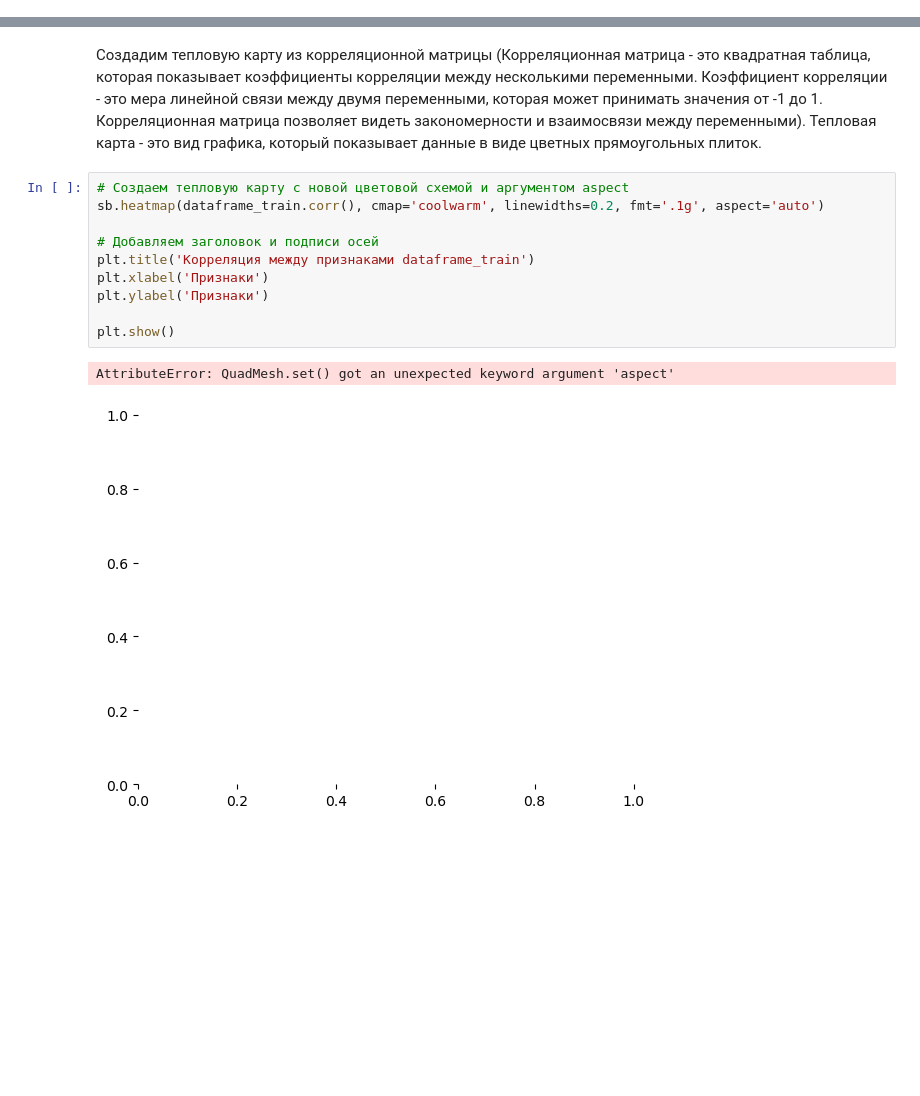
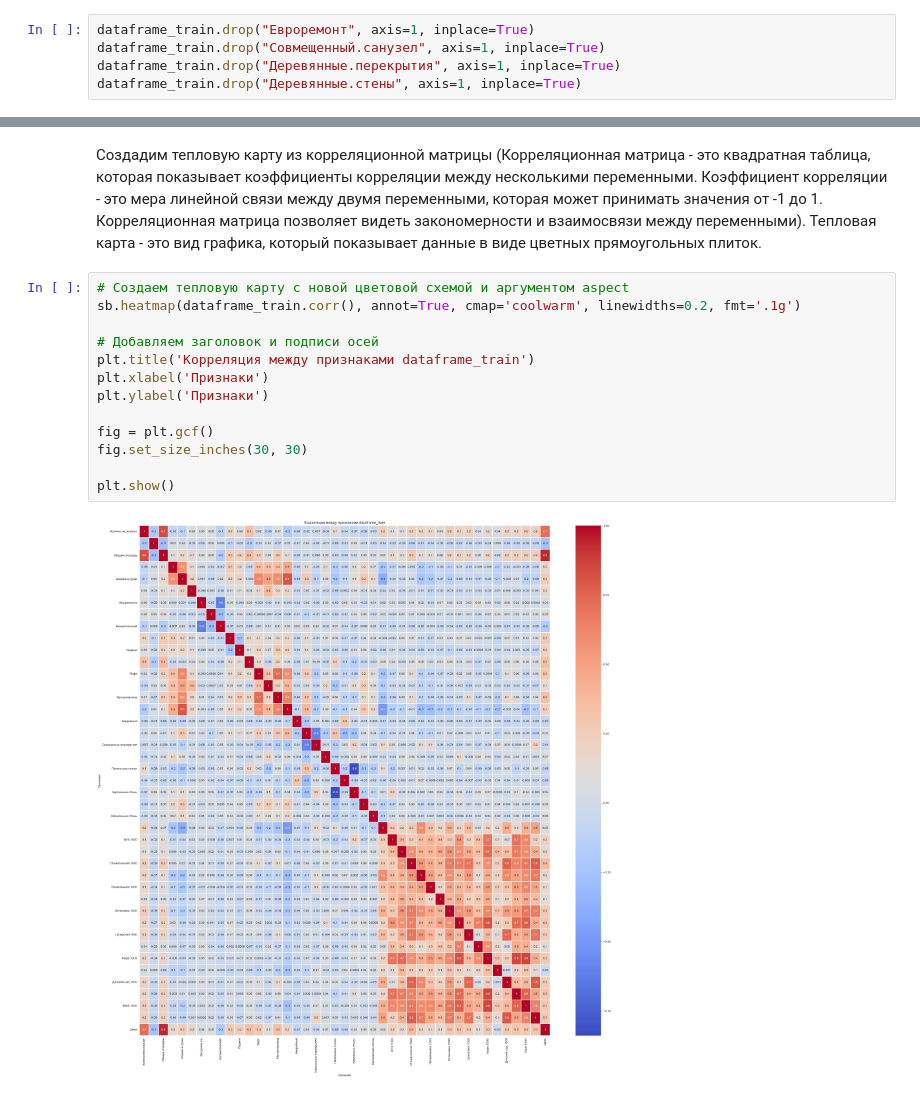
Before and after one commit to Nitrolacs/data_analysis_3_lab, a Jupyter notebook: notebooks/lab_3.ipynb, the cells around one changed output, grey strips where cells are left out. Drawn from its saved outputs; the diff is of its cells as text; blank space fills up the shorter version.

```diff
--- a/notebooks/lab_3.ipynb
+++ b/notebooks/lab_3.ipynb
@@ -101,3 +98,8 @@ dtype: int64
+# %%
+dataframe_train.drop("Евроремонт", axis=1, inplace=True)
+dataframe_train.drop("Совмещенный.санузел", axis=1, inplace=True)
+dataframe_train.drop("Деревянные.перекрытия", axis=1, inplace=True)
+dataframe_train.drop("Деревянные.стены", axis=1, inplace=True)
 # %% [markdown]
 Так как признак id не играет важной роли в предсказании, то можем удалить его из датафреймов.
 # %%
@@ -107,14 +176,16 @@ test_ids = dataframe_test["id"]
 Создадим тепловую карту из корреляционной матрицы (Корреляционная матрица - это квадратная таблица, которая показывает коэффициенты корреляции между несколькими переменными. Коэффициент корреляции - это мера линейной связи между двумя переменными, которая может принимать значения от -1 до 1. Корреляционная матрица позволяет видеть закономерности и взаимосвязи между переменными). Тепловая карта - это вид графика, который показывает данные в виде цветных прямоугольных плиток.
 # %%
 # Создаем тепловую карту с новой цветовой схемой и аргументом aspect
-sb.heatmap(dataframe_train.corr(), cmap='coolwarm', linewidths=0.2, fmt='.1g', aspect='auto')
+sb.heatmap(dataframe_train.corr(), annot=True, cmap='coolwarm', linewidths=0.2, fmt='.1g')
 
 # Добавляем заголовок и подписи осей
 plt.title('Корреляция между признаками dataframe_train')
 plt.xlabel('Признаки')
 plt.ylabel('Признаки')
 
+fig = plt.gcf()
+fig.set_size_inches(30, 30)
+
 plt.show()
 # %% [output]
-AttributeError: QuadMesh.set() got an unexpected keyword argument 'aspect'
-[figure, old version]
+[figure, new version]
```
Also changed, not shown: parts of 9 cells of this notebook.
